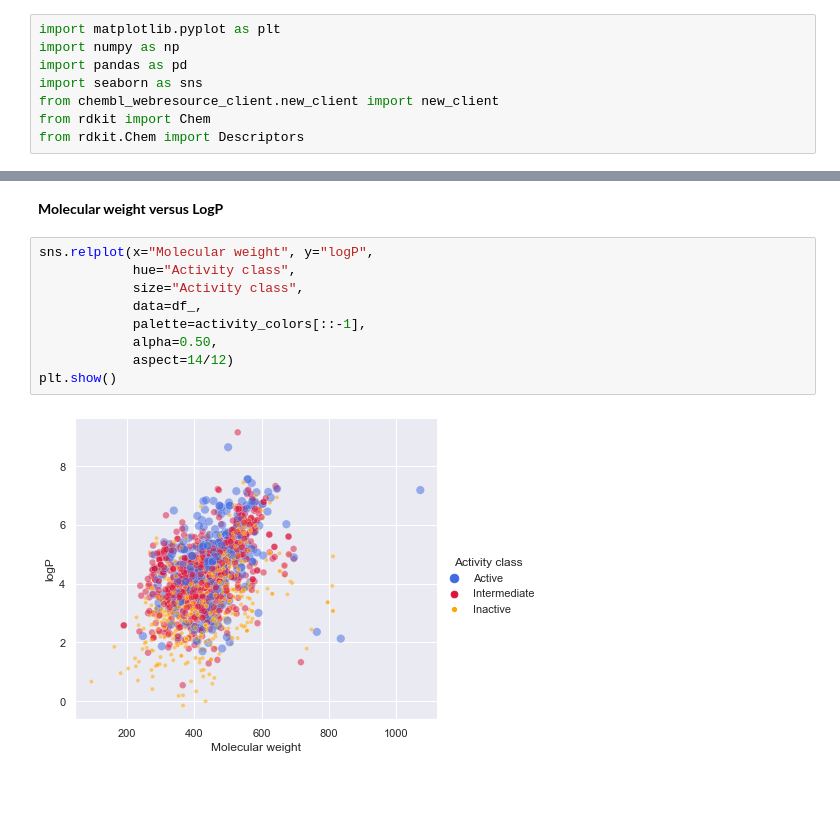
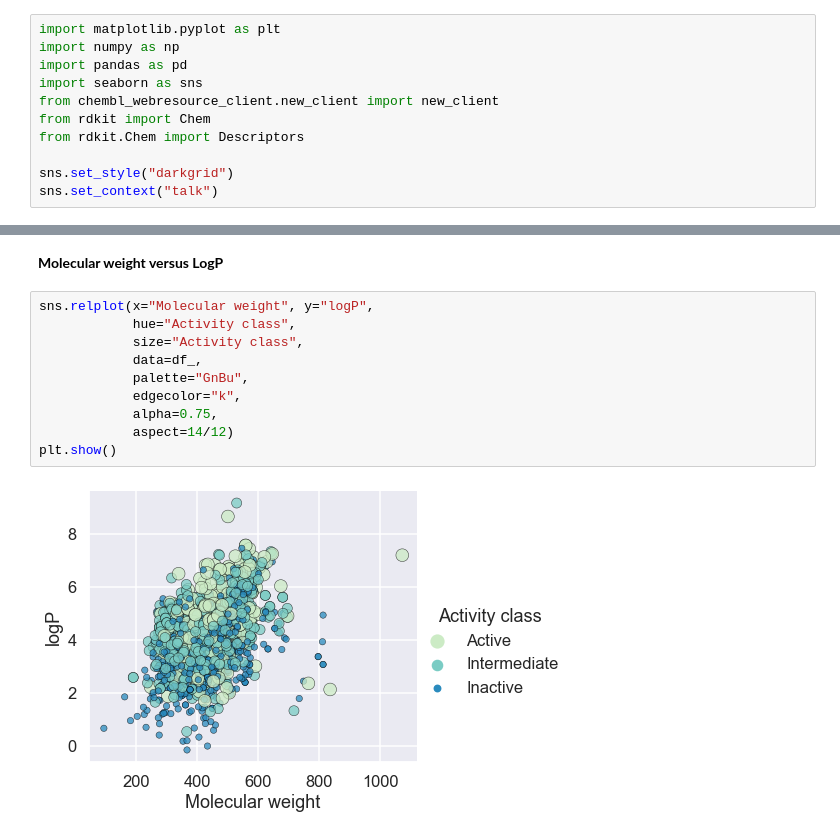
Before and after one commit to enricocid/python-scientific-exercises, a Jupyter notebook: chem_bioact.ipynb, the cells around one changed output, grey strips where cells are left out. Drawn from its saved outputs; the diff is of its cells as text; blank space fills up the shorter version.

```diff
--- a/chem_bioact.ipynb
+++ b/chem_bioact.ipynb
@@ -10,6 +10,9 @@ import seaborn as sns
 from chembl_webresource_client.new_client import new_client
 from rdkit import Chem
 from rdkit.Chem import Descriptors
+
+sns.set_style("darkgrid")
+sns.set_context("talk")
 # %% [markdown]
 **See available data entities**
 # %%
@@ -152,11 +160,12 @@ plt.show()
 # %%
 sns.relplot(x="Molecular weight", y="logP",
             hue="Activity class",
             size="Activity class",
             data=df_,
-            palette=activity_colors[::-1],
-            alpha=0.50,
+            palette="GnBu",
+            edgecolor="k",
+            alpha=0.75,
             aspect=14/12)
 plt.show()
 # %% [output]
-[figure, old version]
+[figure, new version]
```
Also changed, not shown: parts of 1 cell of this notebook, 1 other file.
